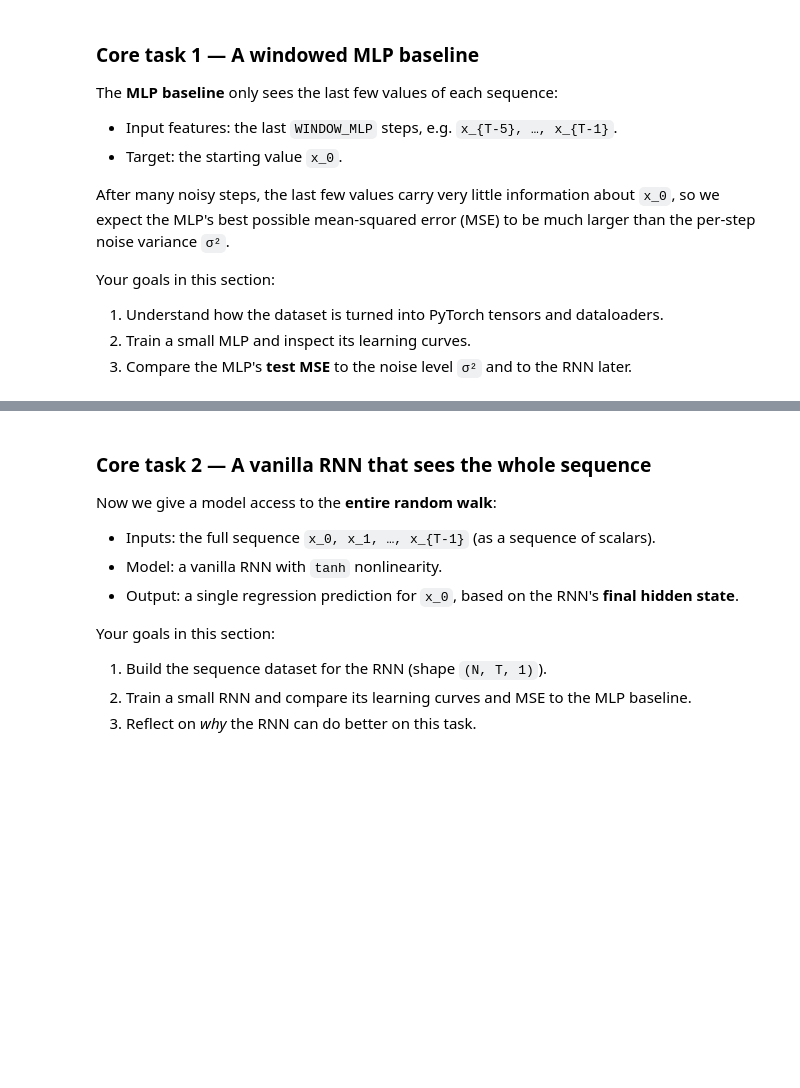
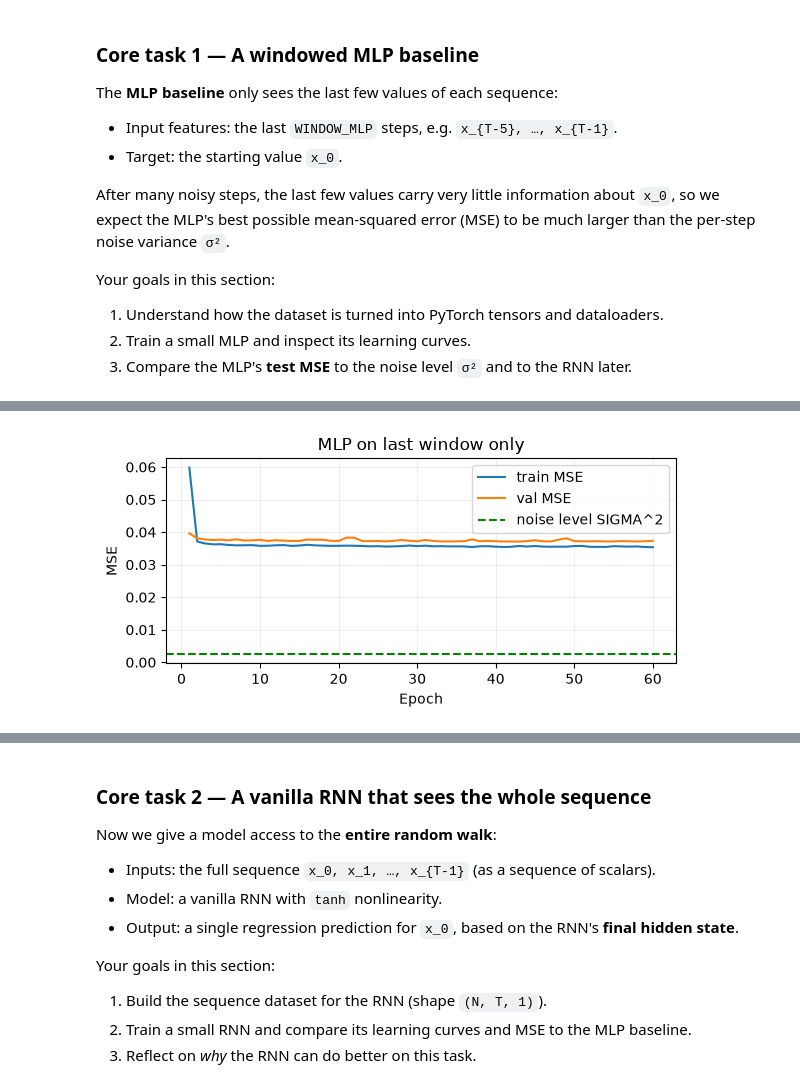
Before and after one commit to YanruiWang/CSCI3151_note, a Jupyter notebook: m48.ipynb, the cells around one changed output, grey strips where cells are left out. Cells and saved outputs as stored; diff of their text form; code cells hidden in the pictures; blank space fills up the shorter version.

```diff
--- a/m48.ipynb
+++ b/m48.ipynb
@@ -225,17 +268,19 @@ mlp_history.tail()
 # %%
 # Plot MLP learning curves
 
 fig, ax = plt.subplots(figsize=(6, 3))
 ax.plot(mlp_history["epoch"], mlp_history["train_loss"], label="train MSE")
 ax.plot(mlp_history["epoch"], mlp_history["val_loss"],   label="val MSE")
-ax.axhline(SIGMA**2, color="green", linestyle="--", label=r"noise level $\\sigma^2$")
+ax.axhline(SIGMA**2, color="green", linestyle="--", label=r"noise level SIGMA^2")
 ax.set_xlabel("Epoch")
 ax.set_ylabel("MSE")
 ax.set_title("MLP on last window only")
 ax.legend()
 ax.grid(True, alpha=0.2)
 plt.tight_layout()
 plt.show()
+# %% [output]
+[figure, added]
 # %%
 # Evaluate MLP on train / val / test sets
 
```
Also changed, not shown: parts of 15 cells of this notebook, 4 other files.
